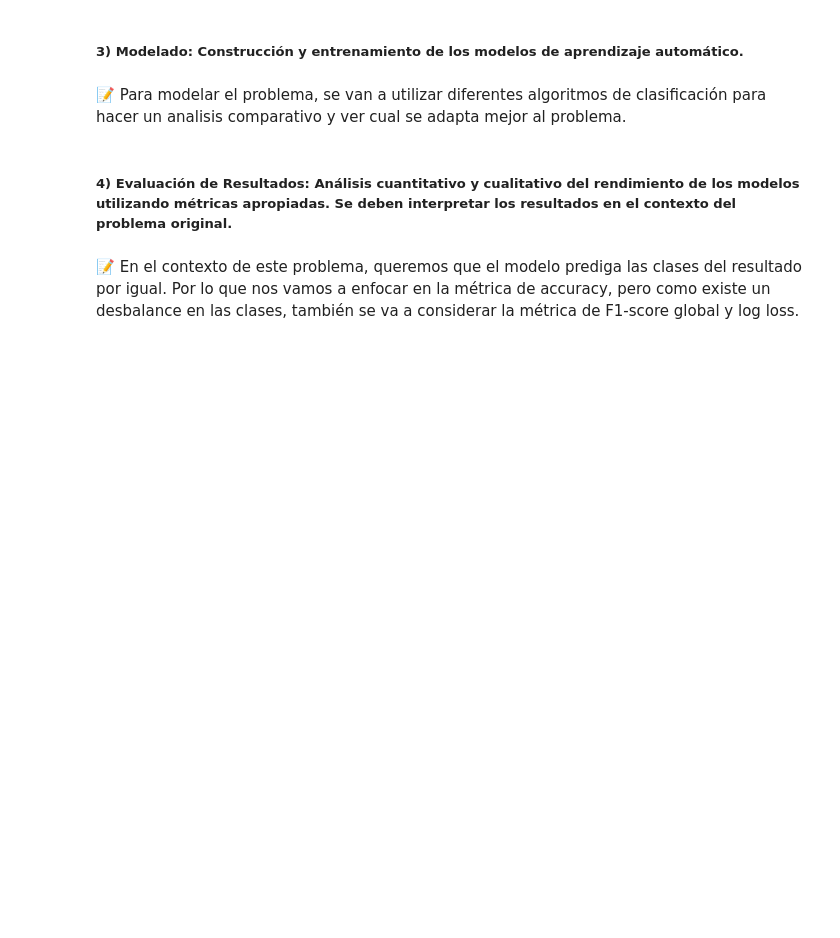
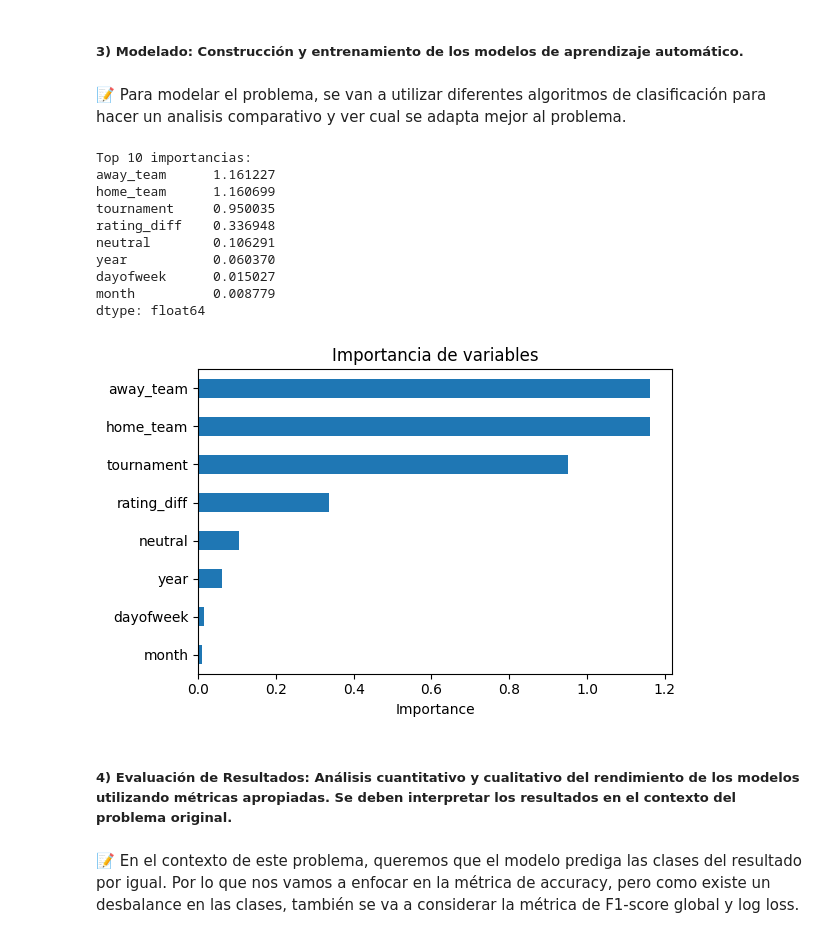
Before and after one commit to carlosrivasa/tpAdM, a Jupyter notebook: FIFA2026.ipynb, the cells around one changed output. Drawn from its saved outputs; the diff is of its cells as text; code cells hidden in the pictures; blank space fills up the shorter version.

```diff
--- a/FIFA2026.ipynb
+++ b/FIFA2026.ipynb
@@ -378,3 +417,20 @@ X_test = scaler.transform(X_test)
+# %%
+
+# Split
+X_tr, X_te, y_tr, y_te = train_test_split(X, y, test_size=0.20, random_state=42, stratify=y)
+
+# Codificacion y standarización
+pre = ColumnTransformer(
+    transformers=[
+
+        ("home_te", ce.TargetEncoder(handle_missing="value", handle_unknown="value"), ["home_team"]),
+        ("away_te", ce.TargetEncoder(handle_missing="value", handle_unknown="value"), ["away_team"]),
+        ("tour_te", ce.TargetEncoder(handle_missing="value", handle_unknown="value"), ["tournament"]),
+        ("num", StandardScaler(), feat_num)
+    ],
+    remainder="drop",
+    verbose_feature_names_out=False
+)
 # %% [markdown]
 ##### 3) Modelado: Construcción y entrenamiento de los modelos de aprendizaje automático.
 # %% [markdown]
@@ -397,0 +438,47 @@ y_pred_knn = knn.predict(X_test)
+# %%
+# Logistic Regression
+
+clf = Pipeline(steps=[
+    ("pre", pre),
+    ("model", LogisticRegression(
+        max_iter=1000,
+        class_weight="balanced"
+    ))
+])
+
+# Fit
+clf.fit(X_tr, y_tr)
+
+# Predicciones
+y_pred_logreg = clf.predict(X_te)
+y_proba_logreg = clf.predict_proba(X_te)
+
+# Importancia de features
+try:
+    feature_names = clf.named_steps["pre"].get_feature_names_out()
+except Exception:
+    feature_names = np.array(["home_team_TE","away_team_TE","tournament_TE"] + feat_num)
+
+importances = pd.Series(np.mean(np.abs(clf.named_steps["model"].coef_), axis=0), index=feature_names).sort_values(ascending=False)
+
+print("\nTop 10 importancias:")
+print(importances.head(10))
+
+plt.figure(figsize=(6,4))
+importances.head(10).sort_values().plot(kind="barh")
+plt.title("Importancia de variables")
+plt.xlabel("Importance")
+plt.tight_layout()
+plt.show()
+# %% [output]
+Top 10 importancias:
+away_team      1.161227
+home_team      1.160699
+tournament     0.950035
+rating_diff    0.336948
+neutral        0.106291
+year           0.060370
+dayofweek      0.015027
+month          0.008779
+dtype: float64
+[figure, added]
```
Also changed, not shown: parts of 28 cells of this notebook, 1 other file.
